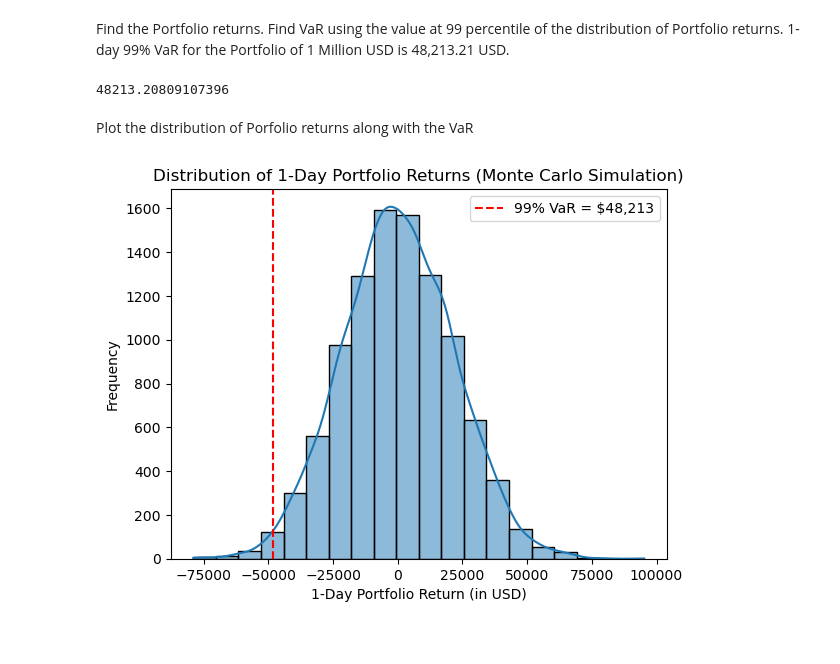
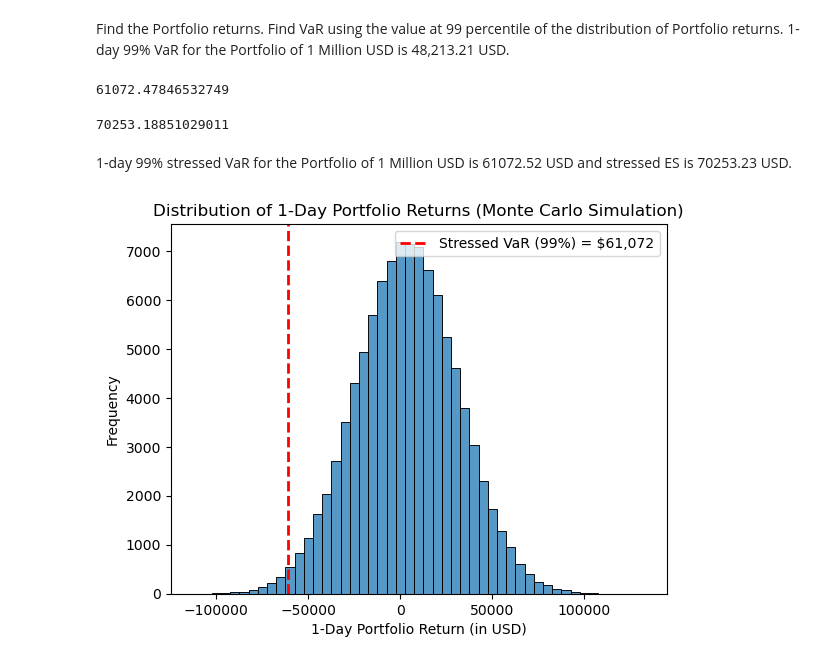
Before and after one commit to yogesh-dandekar/Risk-Projects-in-Python, a Jupyter notebook: Portfolio VaR and ES modelling and Testing.ipynb, the cells around one changed output. Drawn from its saved outputs; the diff is of its cells as text; code cells hidden in the pictures.

```diff
--- a/Portfolio VaR and ES modelling and Testing.ipynb
+++ b/Portfolio VaR and ES modelling and Testing.ipynb
@@ -113,0 +287,4 @@ cov_matrix = returns.cov().values
+# %%
+returnss = dfs.pct_change()
+returnss = returnss.dropna()
+returnss
@@ -114 +353,4 @@ cov_matrix = returns.cov().values
+# %%
+mean_returns = returnss.mean().values
+cov_matrix = returnss.cov().values
 # %% [markdown]
@@ -116,25 +358,32 @@ Perform 10000 simulations. Use random samples from multivariate normal distribut
 # %%
-n_simulations = 10000
+n_simulations = 100000
 np.random.seed(42)
 simulated_returns = np.random.multivariate_normal(mean_returns, cov_matrix, size=n_simulations)
 # %% [markdown]
 Find the Portfolio returns. Find VaR using the value at 99 percentile of the distribution of Portfolio returns. 1-day 99% VaR for the Portfolio of 1 Million USD is 48,213.21 USD.
 # %%
 portfolio_returns = simulated_returns @ weights
-percentile = np.percentile(portfolio_returns, 1)
-VaR_99 = portfolio_value * -percentile
-print(VaR_99)
+percentile = np.percentile(portfolio_returns, 100 - (conf_level * 100), method='closest_observation')
+VaR = portfolio_value * -percentile
+print(VaR)
 # %% [output]
-48213.20809107396
+61072.47846532749
-# %% [markdown]
-Plot the distribution of Porfolio returns along with the VaR
+# %%
+sorted_returns = np.sort(-portfolio_returns*portfolio_value)
+indices = np.argwhere(sorted_returns == VaR)
+ES = sorted_returns[indices.flat[0]:].mean()
+ES
+# %% [output]
+70253.18851029011
+# %% [markdown]
+1-day 99% stressed VaR for the Portfolio of 1 Million USD is 61072.52 USD and stressed ES is 70253.23 USD.
 # %%
-sns.histplot(portfolio_returns * portfolio_value, bins=20, kde=True)
-plt.axvline(x=percentile * portfolio_value, color='red', linestyle='--', label=f'99% VaR = ${VaR_99:,.0f}')
+sns.histplot(portfolio_returns * portfolio_value, binwidth=5000)
 plt.xlabel('1-Day Portfolio Return (in USD)')
 plt.ylabel('Frequency')
 plt.title('Distribution of 1-Day Portfolio Returns (Monte Carlo Simulation)')
+plt.axvline(-VaR, color='r', linestyle='dashed', linewidth=2, label=f'Stressed VaR ({conf_level:.0%}) = ${VaR:,.0f}')
 plt.legend()
 plt.show()
 # %% [output]
-[figure, old version]
+[figure, new version]
```
Also changed, not shown: parts of 65 cells of this notebook.
